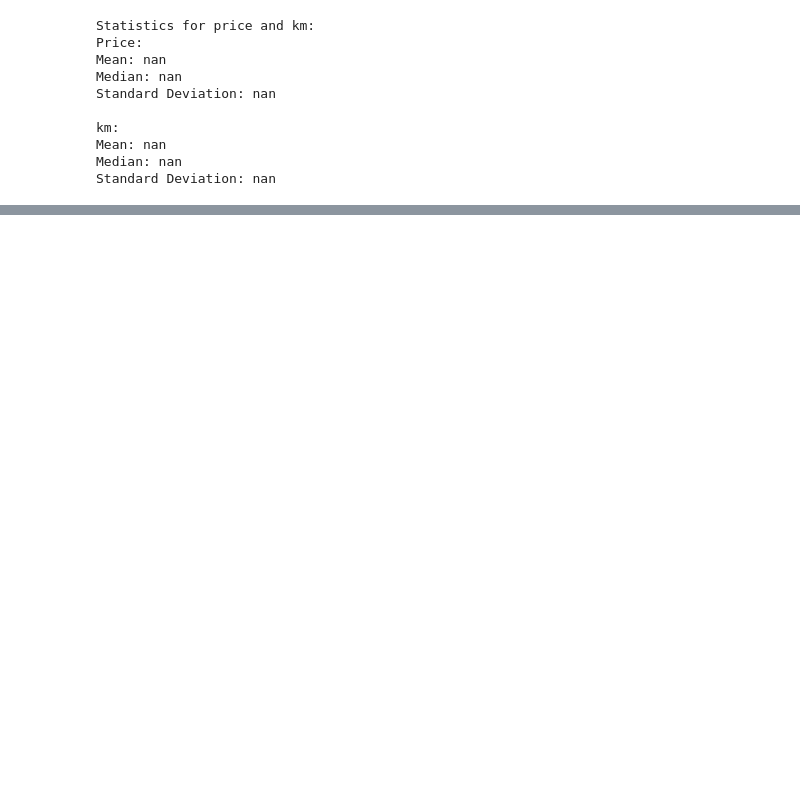
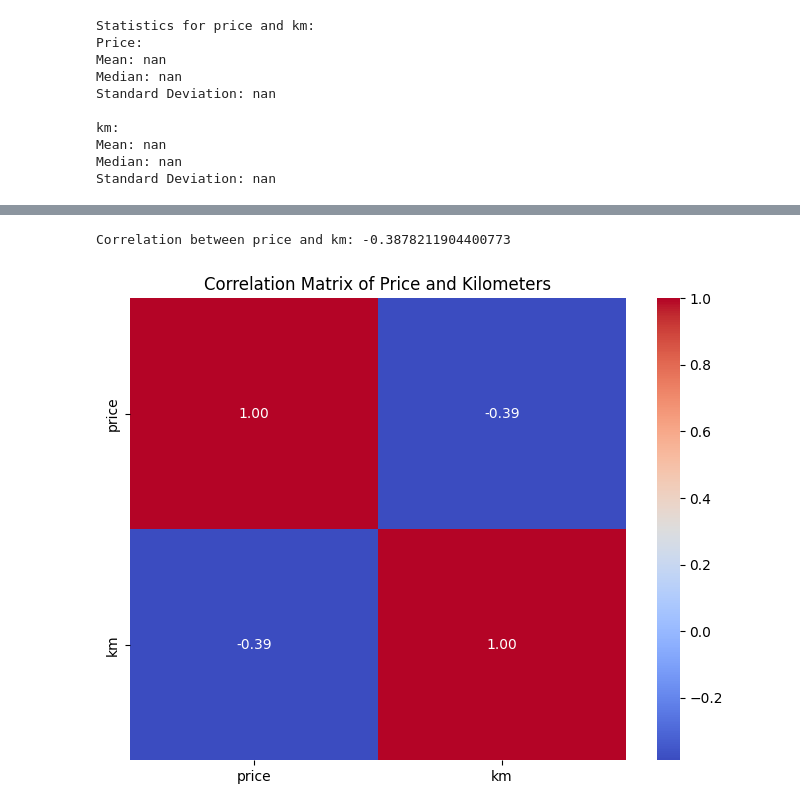
Before and after one commit to tejagandham18/Dataanalyst, a Jupyter notebook: Project_2.ipynb, the cells around one changed output, grey strips where cells are left out. Cells and saved outputs as stored; diff of their text form; code cells hidden in the pictures; blank space fills up the shorter version.

```diff
--- a/Project_2.ipynb
+++ b/Project_2.ipynb
@@ -312,0 +331,19 @@ Series([], Name: price, dtype: float64)
+# %%
+# Identify correlations between numerical variables, such as price and km.
+if 'price' in data.columns and 'km' in data.columns:
+    # Convert 'km' column to numeric, removing commas and 'km'
+    data['km'] = pd.to_numeric(data['km'].str.replace(',', '').str.replace(' km', ''), errors='coerce')
+
+    correlation = data['price'].corr(data['km'])
+    print(f"\nCorrelation between price and km: {correlation}")
+
+    # Create a heatmap to visualize the correlation matrix
+    plt.figure(figsize=(8, 6))
+    sns.heatmap(data[['price', 'km']].corr(), annot=True, cmap='coolwarm', fmt=".2f")
+    plt.title('Correlation Matrix of Price and Kilometers')
+    plt.show()
+else:
+    print("Error: 'price' or 'km' columns not found in the DataFrame.")
+# %% [output]
+Correlation between price and km: -0.3878211904400773
+[figure, added]
```
Also changed, not shown: parts of 35 cells of this notebook.
